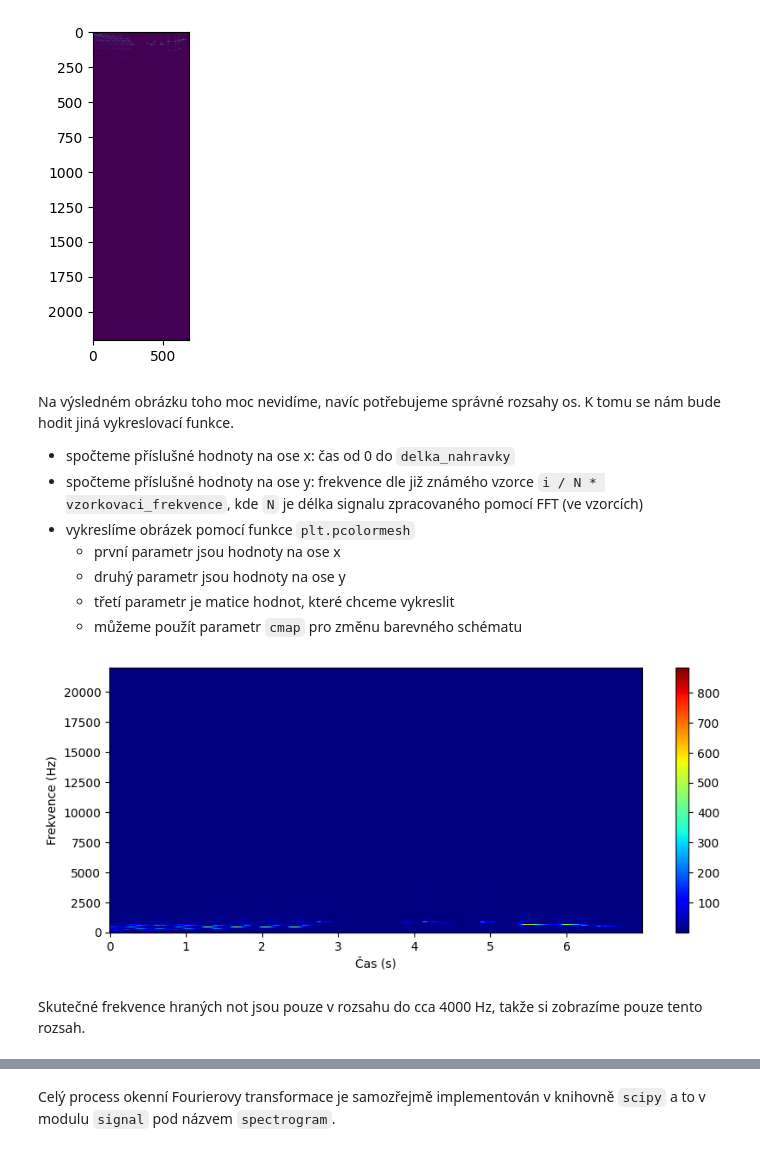
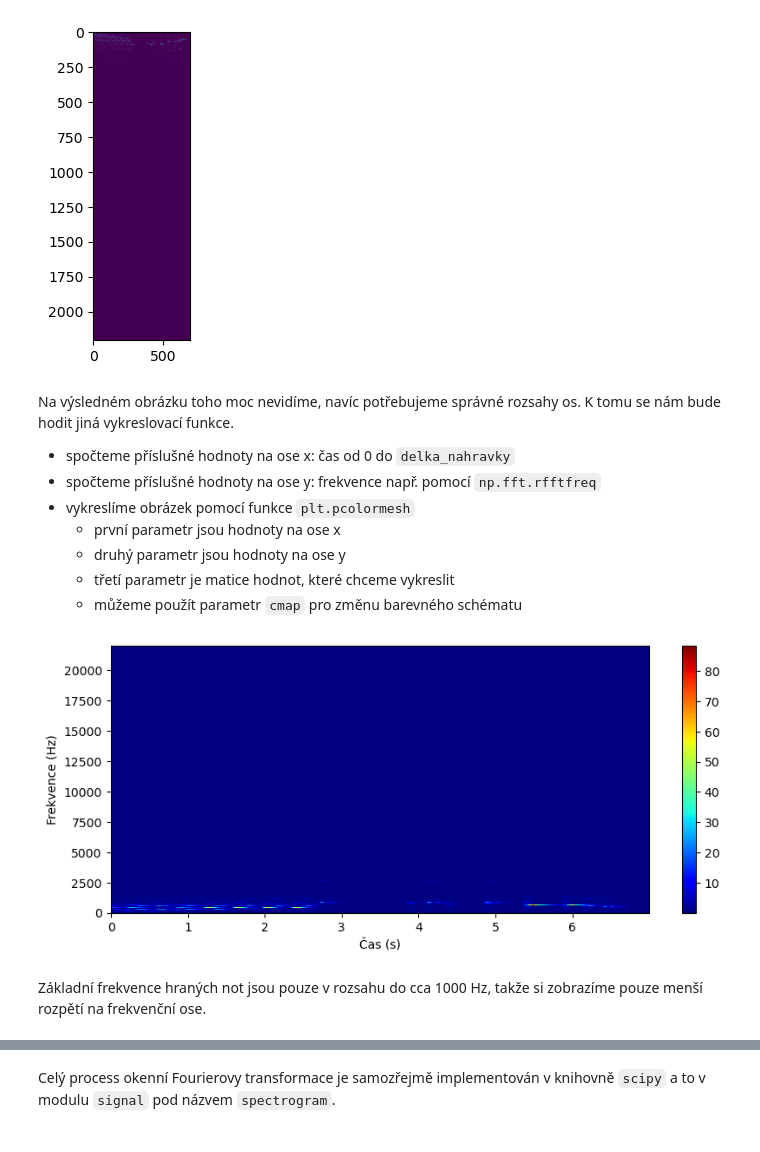
Before and after one commit to majkasadowska/SKOMAM, a Jupyter notebook: cv2/cv2.ipynb, the cells around one changed output, grey strips where cells are left out. Cells and saved outputs as stored; diff of their text form; code cells hidden in the pictures.

```diff
--- a/cv2/cv2.ipynb
+++ b/cv2/cv2.ipynb
@@ -400,22 +483,24 @@ freq = np.arange(N//2) / N * vzorkovaci_frekvence
 # %%
+# Načtení WAV souboru
+audio_path = 'A4.wav'
+vzorkovaci_frekvence, signal = wavfile.read(audio_path)
+
 # Vypočítání DFT signálu
 N = len(signal)
-vzorkovaci_frekvence = 44100
-
-fft_result = np.fft.fft(signal)
-
+fft_result = np.fft.rfft(signal)
 
 # Frekvence pro každý bod DFT
-freqs = np.fft.fftfreq(N, d=1 / vzorkovaci_frekvence)
+x_axis_freqs = np.fft.rfftfreq(n=N, d=1 / vzorkovaci_frekvence)
 
 # Rozdělení DFT výsledku na reálnou a imaginární složku
-kosinova_cast = fft_result.real/N
-sinova_cast = fft_result.imag/N
+normalizace = 1 / vzorkovaci_frekvence
+kosinova_cast = fft_result.real * normalizace
+sinova_cast = fft_result.imag * normalizace
 
 plt.figure(figsize=(10, 4))
-plt.plot(freqs, kosinova_cast, label="kosinová část")
-plt.plot(freqs, sinova_cast, label="sinová část", linestyle='dashed')
+plt.plot(x_axis_freqs, kosinova_cast, label="kosinová část")
+plt.plot(x_axis_freqs, sinova_cast, label="sinová část", linestyle='dashed')
 plt.legend()
-plt.xlim(0, 500)
+plt.xlim(0, 5000)
 plt.show()
 # %% [output]
@@ -508,20 +565,20 @@ Provedeme rozbití signálu na okénka a zároveň spočítáme jejich Fourierov
 # %%
 N = len(signal)
-
 zacatek_okna = 0
 konec_okna = velikost_okna
-
 okeni_fft = []
-
 pocet_oken = 0
 
 while konec_okna <= N:
     okno = signal[zacatek_okna:konec_okna]
-    okeni_fft.append(np.abs(np.fft.rfft(okno) / velikost_okna))
+    normalizace = 1 / vzorkovaci_frekvence
+    okeni_fft.append(np.abs(np.fft.rfft(okno) * normalizace))
     zacatek_okna += posun_okna
     konec_okna += posun_okna
     pocet_oken += 1
 
+casove_frekvencni_matice = np.vstack(okeni_fft).T  # chceme mít čas na ose x, tedy ve sloupcích
+
 print(f"Počet okének: {pocet_oken}")
 print(f"Počet hodnot na frekvenční ose: {velikost_okna // 2}")
 # %% [output]
@@ -543,27 +599,27 @@ Rozměry matice: (2206, 691)
 Na výsledném obrázku toho moc nevidíme, navíc potřebujeme správné rozsahy os. K tomu se nám bude hodit jiná vykreslovací funkce.
 
 - spočteme příslušné hodnoty na ose x: čas od 0 do `delka_nahravky`
-- spočteme příslušné hodnoty na ose y: frekvence dle již známého vzorce `i / N * vzorkovaci_frekvence`, kde `N` je délka signalu zpracovaného pomocí FFT (ve vzorcích)
+- spočteme příslušné hodnoty na ose y: frekvence např. pomocí `np.fft.rfftfreq`
 - vykreslíme obrázek pomocí funkce `plt.pcolormesh`
-    - první parametr jsou hodnoty na ose x
-    - druhý parametr jsou hodnoty na ose y
-    - třetí parametr je matice hodnot, které chceme vykreslit
-    - můžeme použít parametr `cmap` pro změnu barevného schématu
+  - první parametr jsou hodnoty na ose x
+  - druhý parametr jsou hodnoty na ose y
+  - třetí parametr je matice hodnot, které chceme vykreslit
+  - můžeme použít parametr `cmap` pro změnu barevného schématu
 # %%
 x_axis = np.linspace(0, delka_nahravky, pocet_oken, endpoint=False)
-y_axis = np.arange(casove_frekvencni_matice.shape[0]) / velikost_okna * vzorkovaci_frekvence
+y_axis = np.fft.rfftfreq(n=velikost_okna, d=1 / vzorkovaci_frekvence)
 
 
 plt.figure(figsize=(10, 4))
 plt.pcolormesh(x_axis, y_axis, casove_frekvencni_matice, cmap='jet')
 plt.colorbar()
 plt.xlabel('Čas (s)')
 plt.ylabel('Frekvence (Hz)')
 plt.show()
 # %% [output]
-[figure, old version]
+[figure, new version]
 # %% [markdown]
-Skutečné frekvence hraných not jsou pouze v rozsahu do cca 4000 Hz, takže si zobrazíme pouze tento rozsah.
+Základní frekvence hraných not jsou pouze v rozsahu do cca 1000 Hz, takže si zobrazíme pouze menší rozpětí na frekvenční ose.
 # %%
 plt.figure(figsize=(10, 4))
 plt.pcolormesh(x_axis, y_axis, casove_frekvencni_matice, cmap='jet')
```
Also changed, not shown: parts of 49 cells of this notebook, 4 other files.
